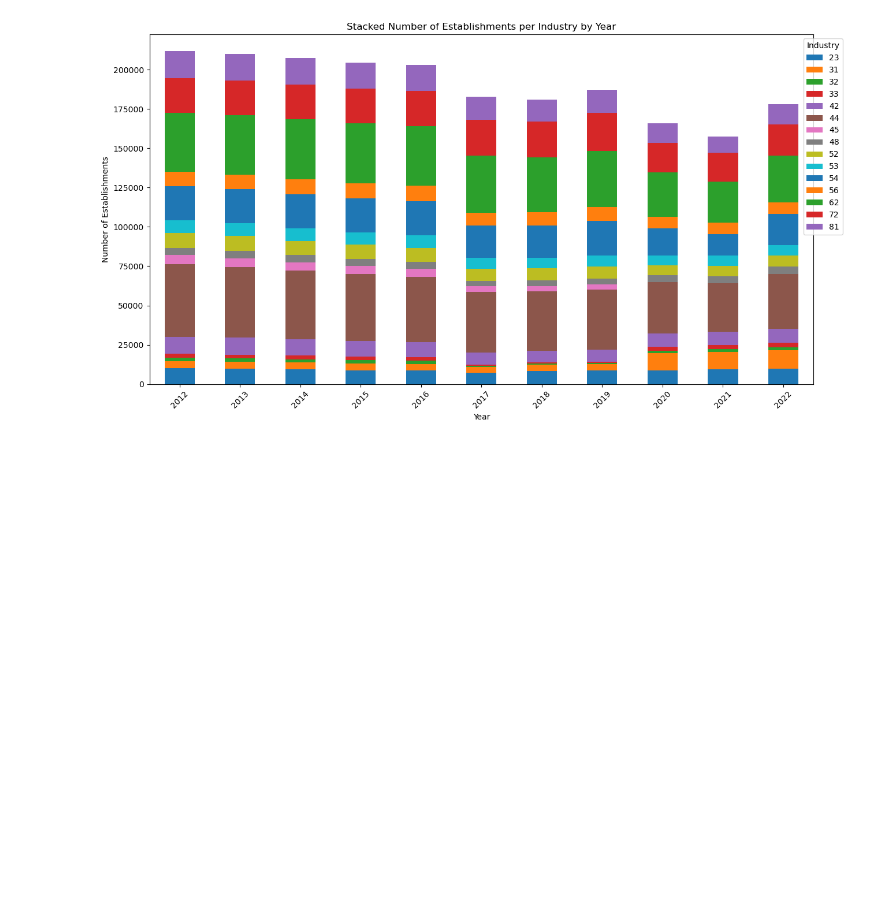
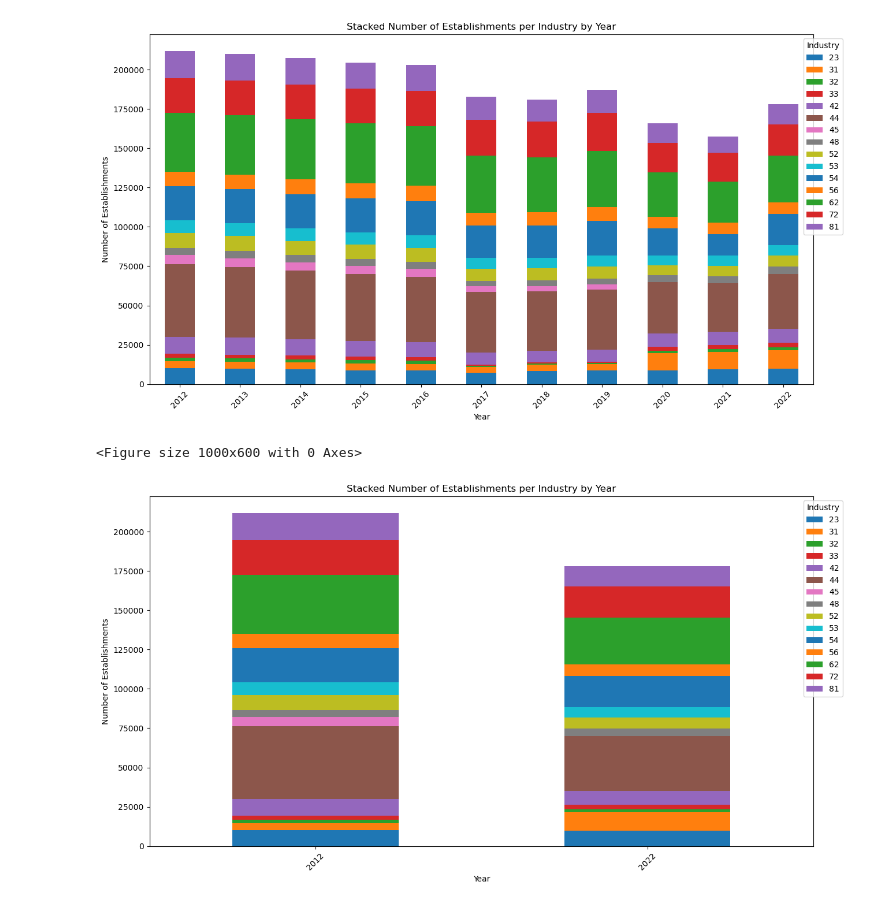
Before and after one commit to nessajimenez/pr-biz-patterns, a Jupyter notebook: Graphs from Clean Data.ipynb, the cells around one changed output. Saved outputs shown, nothing was run; the diff lists cells and outputs as text; code cells hidden in the pictures; blank space fills up the shorter version.

```diff
--- a/Graphs from Clean Data.ipynb
+++ b/Graphs from Clean Data.ipynb
@@ -30,5 +30,31 @@ plt.show()
 # %% [output]
 <Figure size 1000x600 with 0 Axes>
 [figure]
+# %%
+#creating a stacked bar chart to represent number of establishments per industry per year just for 2012 and 2022
+
+#made a pivot table
+
+df_filtered = df12_22[df12_22['year'].isin([2012, 2022])]
+pivot_df = df_filtered.pivot_table(index='year', columns='naics', values='establishments', aggfunc = "sum")
+
+# Plotting directly from the pivot_table DataFrame
+plt.figure(figsize=(10, 6))
+pivot_df.plot(kind='bar', stacked=True, width=0.5)  # The index of pivot_df (Year) is used for the x-axis
+
+plt.title('Stacked Number of Establishments per Industry by Year')
+plt.xlabel('Year')  # This is technically redundant if 'Year' is clearly labeled from the DataFrame's index
+plt.ylabel('Number of Establishments')
+plt.legend(title='Industry')
+plt.xticks(rotation=45)  # Improve label readability
+
+plt.legend(title='Industry', bbox_to_anchor=(1.05, 1), loc='upper right')
+plt.tight_layout(rect=[0, 0, 2, 1.5])
+plt.savefig('stacked_bar1.png')
+
+plt.show()
+# %% [output]
+<Figure size 1000x600 with 0 Axes>
+[figure, added]
 # %%
 # this is our pivot table to make the df work on a heat map
```
Also changed, not shown: parts of 5 cells of this notebook, 1 other file.
